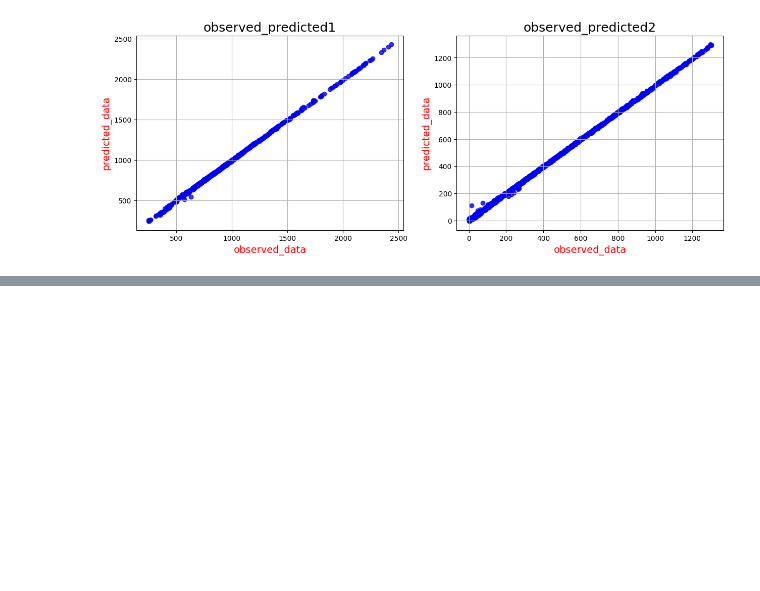
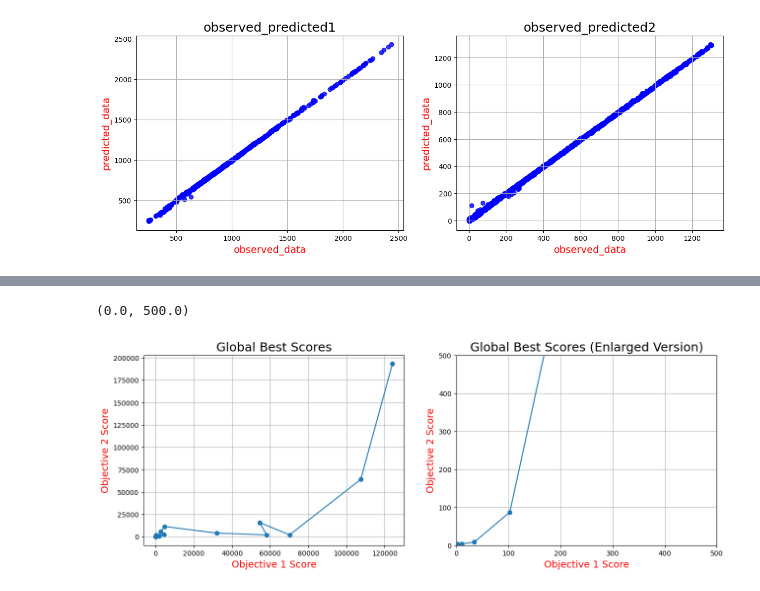
Before and after one commit to yuji-sgs/m1-reserch, a Jupyter notebook: MOPSO.ipynb, the cells around one changed output, grey strips where cells are left out. Saved outputs shown, nothing was run; the diff lists cells and outputs as text; code cells hidden in the pictures; blank space fills up the shorter version.

```diff
--- a/MOPSO.ipynb
+++ b/MOPSO.ipynb
@@ -295,0 +395,23 @@ Text(0, 0.5, 'predicted_data')
+# %%
+# 両方の目的関数が減っていくようなグローバルベストのスコアを二次元グラフにプロット
+fig = plt.figure(figsize = (15, 5))
+
+plt1 = fig.add_subplot(1, 2, 1)
+plt1.plot(obj1_scores, obj2_scores, '-o')
+plt1.set_xlabel('Objective 1 Score', size = 14, color = "r")
+plt1.set_ylabel('Objective 2 Score', size = 14, color = "r")
+plt1.set_title('Global Best Scores', size = 18)
+plt1.grid(True)
+
+# 拡大版
+plt2 = fig.add_subplot(1, 2, 2)
+plt2.plot(obj1_scores, obj2_scores, '-o')
+plt2.set_xlabel('Objective 1 Score', size = 14, color = "r")
+plt2.set_ylabel('Objective 2 Score', size = 14, color = "r")
+plt2.set_title('Global Best Scores (Enlarged Version)', size = 18)
+plt2.grid(True)
+plt2.set_xlim(0, 500)
+plt2.set_ylim(0, 500)
+# %% [output]
+(0.0, 500.0)
+[figure, added]
```
Also changed, not shown: parts of 4 cells of this notebook.
